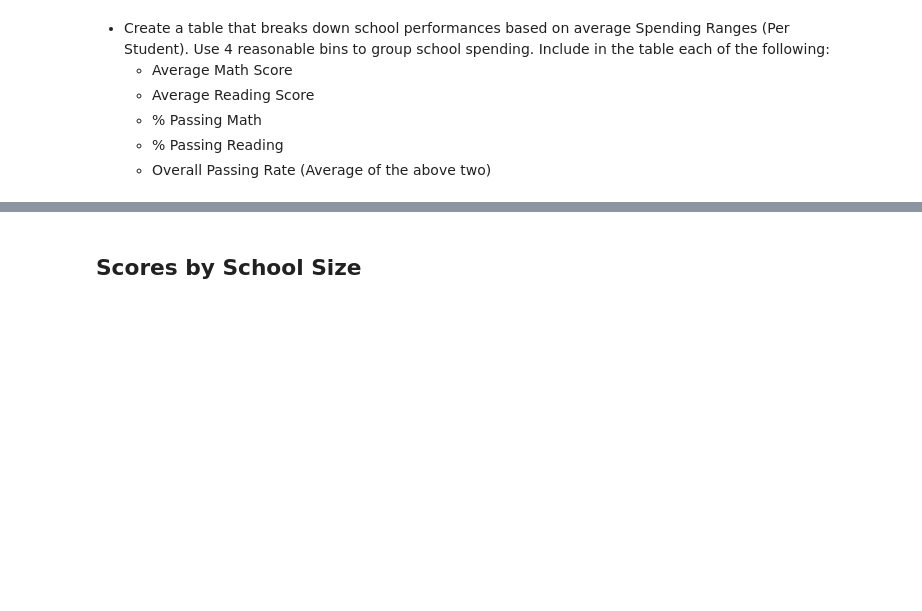
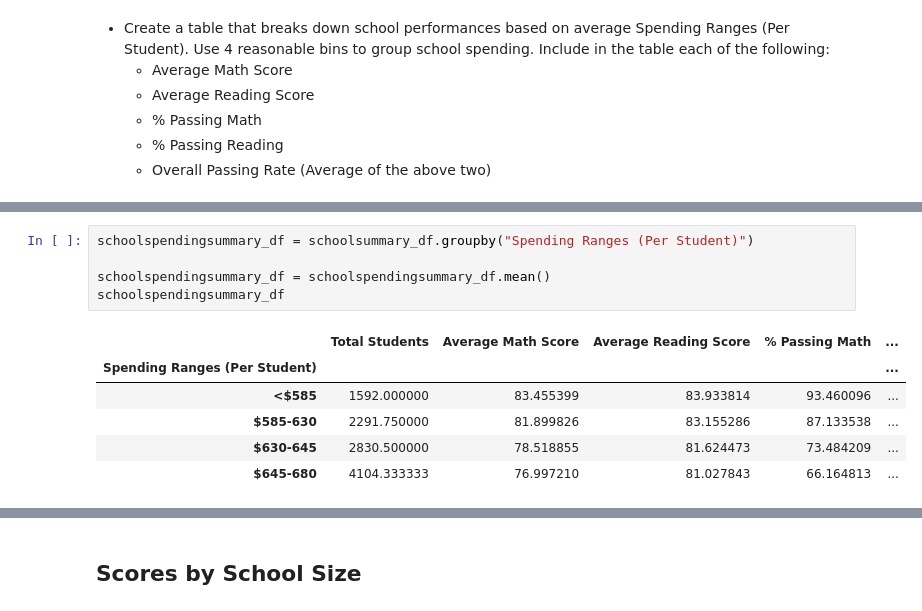
Before and after one commit to willserene/Pandas_Challenge, a Jupyter notebook: PyCitySchools/PyCitySchools_starter.ipynb, the cells around one changed output, grey strips where cells are left out. Saved outputs shown, nothing was run; the diff lists cells and outputs as text; blank space fills up the shorter version.

```diff
--- a/PyCitySchools/PyCitySchools_starter.ipynb
+++ b/PyCitySchools/PyCitySchools_starter.ipynb
@@ -869,3 +858,15 @@ schoolsummary_df
 | Thomas High School | Charter | 1635 | $1,043,130.00 | $638.00 | 83.418349 | ... |
 | Wilson High School | Charter | 2283 | $1,319,574.00 | $578.00 | 83.274201 | ... |
 | Wright High School | Charter | 1800 | $1,049,400.00 | $583.00 | 83.682222 | ... |
+# %%
+schoolspendingsummary_df = schoolsummary_df.groupby("Spending Ranges (Per Student)")
+
+schoolspendingsummary_df = schoolspendingsummary_df.mean()
+schoolspendingsummary_df
+# %% [output]
+|  | Total Students | Average Math Score | Average Reading Score | % Passing Math | ... |
+| Spending Ranges (Per Student) |  |  |  |  | ... |
+| <$585 | 1592.000000 | 83.455399 | 83.933814 | 93.460096 | ... |
+| $585-630 | 2291.750000 | 81.899826 | 83.155286 | 87.133538 | ... |
+| $630-645 | 2830.500000 | 78.518855 | 81.624473 | 73.484209 | ... |
+| $645-680 | 4104.333333 | 76.997210 | 81.027843 | 66.164813 | ... |
```
Also changed, not shown: parts of 3 cells of this notebook.
